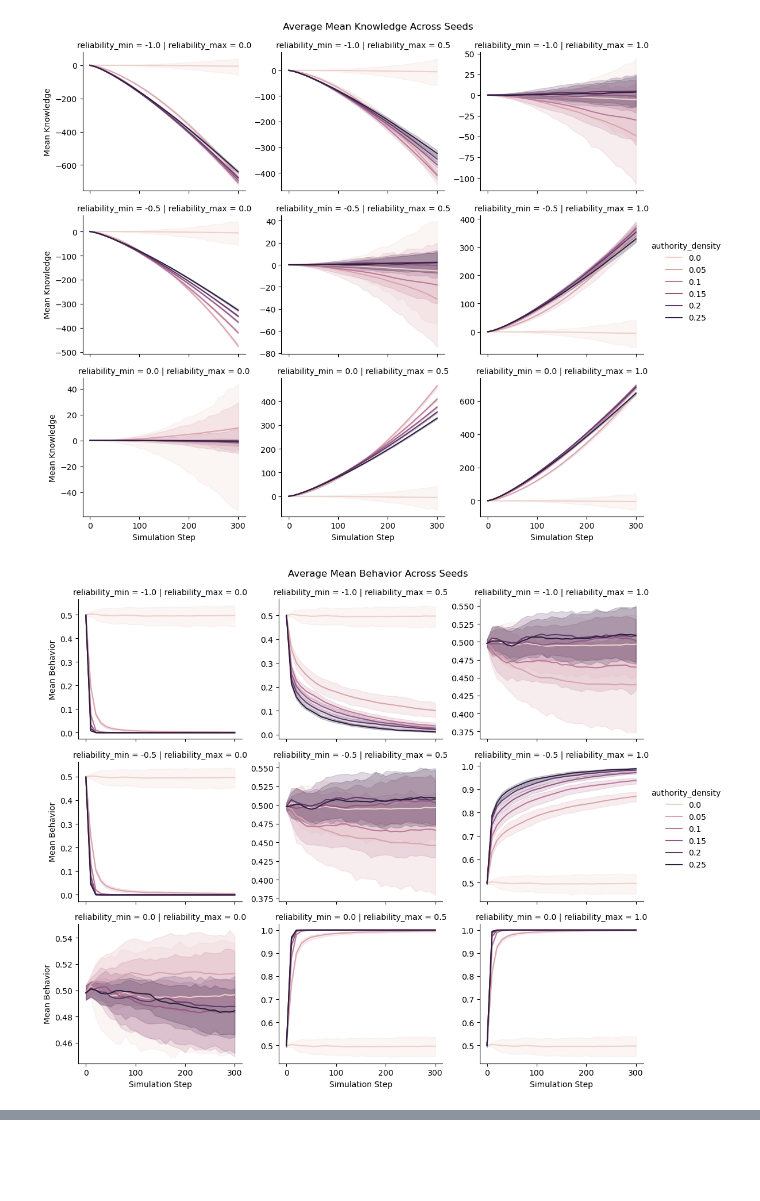
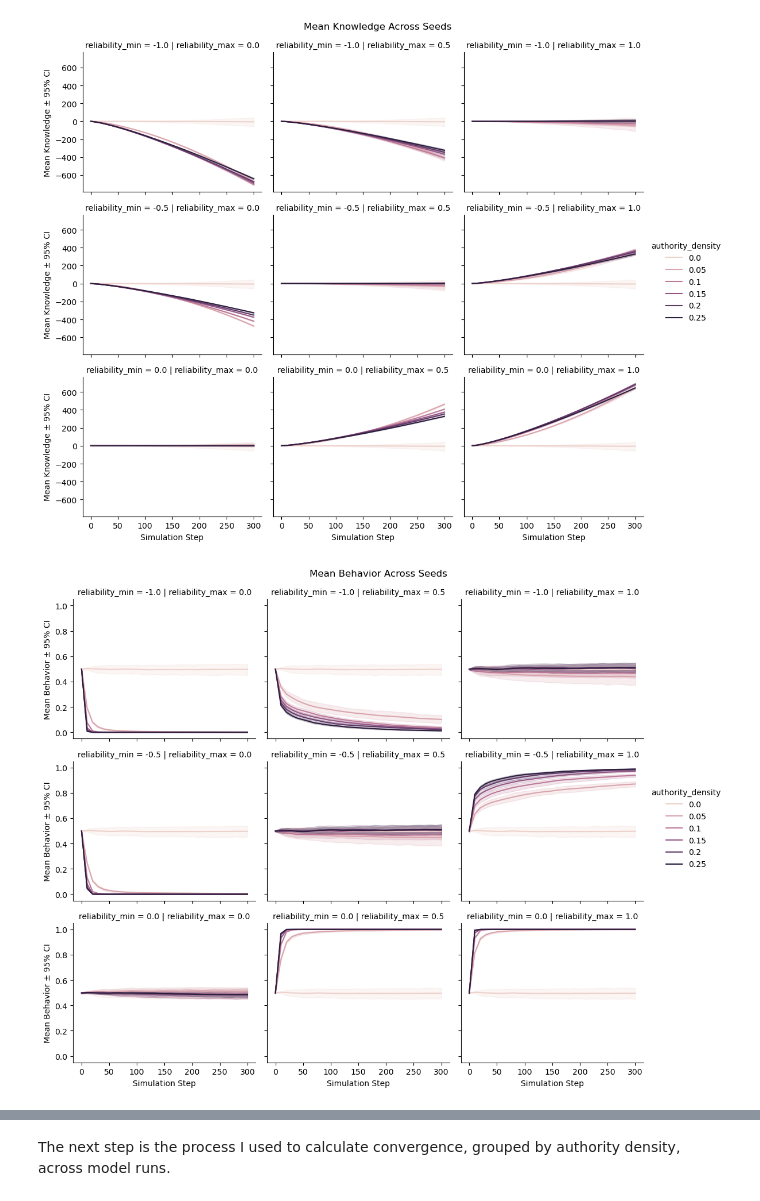
Before and after one commit to hailhan/ABM_SP25, a Jupyter notebook: final_project/results/results.ipynb, the cells around one changed output, grey strips where cells are left out. Cells and saved outputs as stored; diff of their text form; code cells hidden in the pictures; blank space fills up the shorter version.

```diff
--- a/final_project/results/results.ipynb
+++ b/final_project/results/results.ipynb
@@ -1,7 +1,8 @@
 # %%
 import pandas as pd
+import numpy as np
 df = pd.read_csv("batch_results.csv")
-df = df[df["Step"]% 10==0]  # only include every 10th step for analysis
-df.head()
+df10 = df[df["Step"]% 10==0]  # only include every 10th step for analysis
+df10.head()
 # %% [output]
 |  | RunId | iteration | Step | width | height | seed | authority_density | reliability_min | ... |
@@ -13,29 +14,31 @@ df.head()
 # %%
 import seaborn as sns
 import matplotlib.pyplot as plt
 
 metrics = [
     ("Mean Knowledge", "Mean Knowledge"),
     ("Mean Behavior", "Mean Behavior"),
 ]
 
 for colname, label in metrics:
     g = sns.relplot(
-        data=df, # pass in original df
+        data=df10, # pass in original df
         x="Step", y=colname,
         kind="line",
         hue="authority_density",
         col="reliability_max", row="reliability_min",
         errorbar=("ci", 95), # automatically averages over seeds
         height=3, aspect=1.2,
-        facet_kws={"sharey": False}
+        facet_kws={"sharey": True} # give them all the same y-axis
     )
-    g.set_axis_labels("Simulation Step", label)
-    g.fig.suptitle(f"Average {label} Across Seeds", y=1.02)
+    g.set_axis_labels("Simulation Step", f"{label} ± 95% CI")
+    g.fig.suptitle(f"{label} Across Seeds", y=1.02)
     plt.show()
 # %% [output]
-[figure, old version]
+[figure, new version]
-[figure, old version]
+[figure, new version]
 # %% [markdown]
 Mean Behavior and Net Health Belief produce identical plots when averaged across the seeds, so I chose to only show the output for Mean Behavior here. You can see more variation in behavior from step to step when directly comparing the behavior and health belief plots for a single run in the GUI. For instance, see the image below (which shows the mean behavior and net health belief plots for a run with authority_density=0 and seed=0). The image demonstrates a generally similar curve for both plots, but the mean behavior plot is less smooth from step to step than the net health belief plot.
 ![image](/Users/haileyhansen/MACSS/40550/ABM_SP25/final_project/results/MB_NHB_ex.png)
+# %% [markdown]
+The next step is the process I used to calculate convergence, grouped by authority density, across model runs.
```
Also changed, not shown: parts of 3 cells of this notebook, 5 other files.
